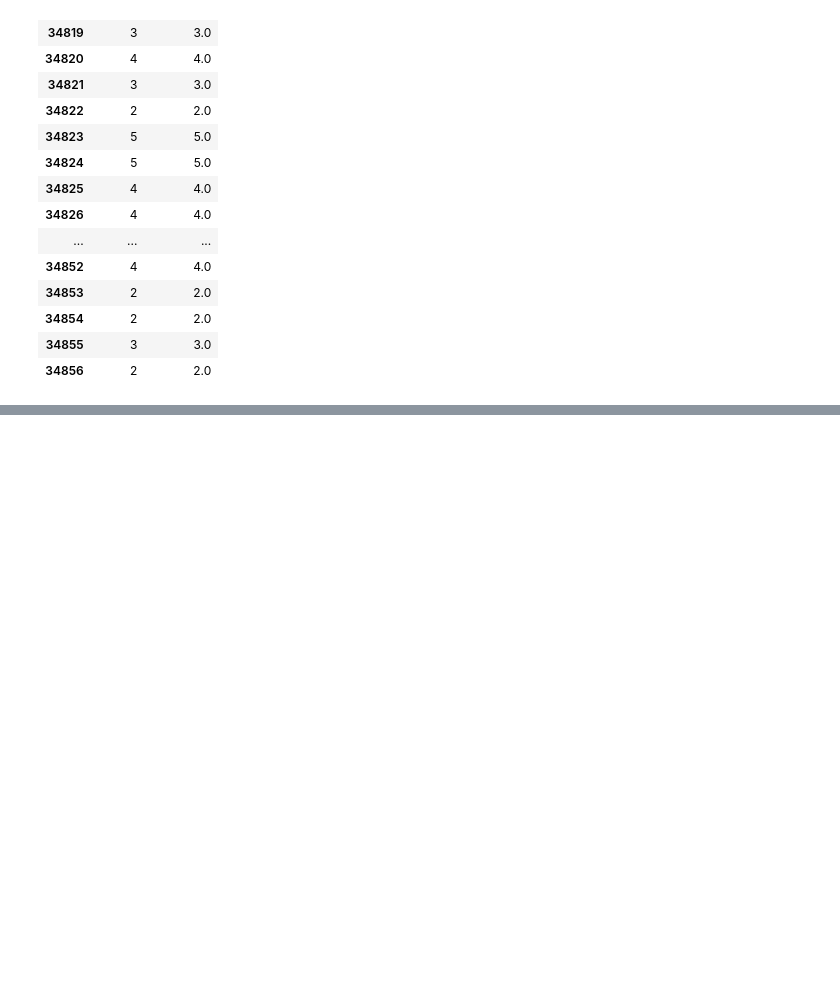
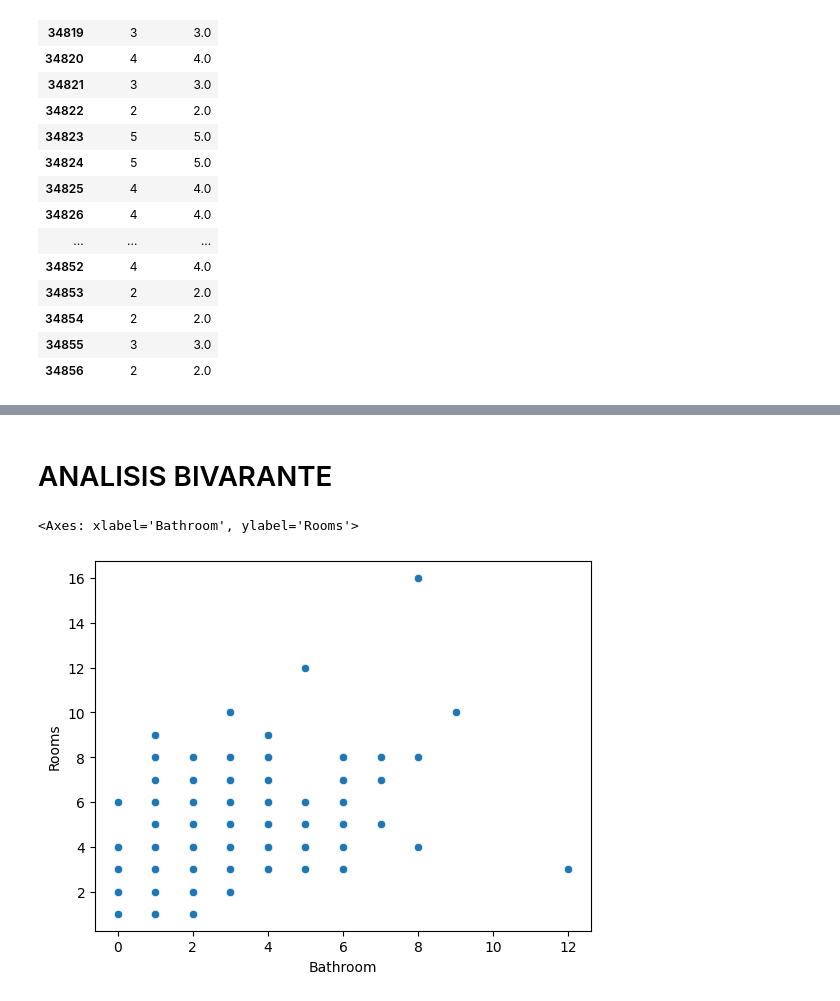
Before and after one commit to MiguelAngel3378/CURSO_ANALISIS_BD2, a Jupyter notebook: m5_visualizacion/seaborn/ejemplo3.ipynb, the cells around one changed output, grey strips where cells are left out. Cells and saved outputs as stored; diff of their text form; code cells hidden in the pictures; blank space fills up the shorter version.

```diff
--- a/m5_visualizacion/seaborn/ejemplo3.ipynb
+++ b/m5_visualizacion/seaborn/ejemplo3.ipynb
@@ -223,3 +223,6 @@ df[['Rooms', 'Bedroom2']].tail(40)
 | 34854 | 2 | 2.0 |
 | 34855 | 3 | 3.0 |
 | 34856 | 2 | 2.0 |
+# %%
+#BORRAR COLUMNA Bedroom2
+df.drop('Bedroom2', axis=1, inplace=True)
@@ -225,0 +238,8 @@ df[['Rooms', 'Bedroom2']].tail(40)
+# %% [markdown]
+# ANALISIS BIVARANTE
+# %%
+# Bathroom con: Rooms, Price, Car
+sns.scatterplot(data=df, x='Bathroom', y='Rooms')
+# %% [output]
+<Axes: xlabel='Bathroom', ylabel='Rooms'>
+[figure, added]
```
Also changed, not shown: parts of 15 cells of this notebook, 1 other file.
